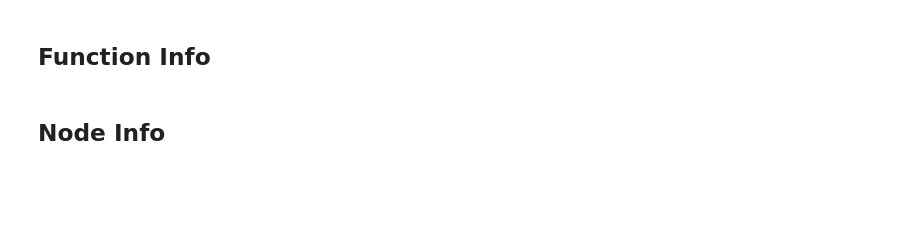
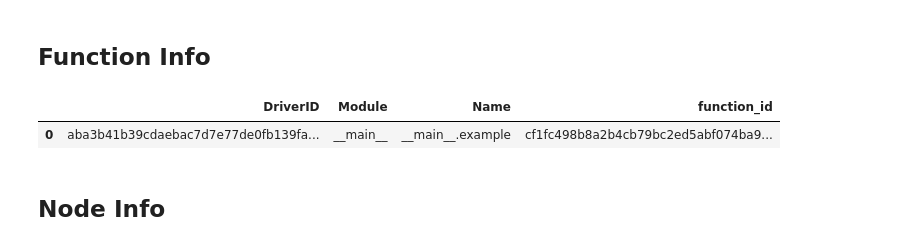
Before and after one commit to Cazeho/ray_pandas, a Jupyter notebook: Playground.ipynb, the cells around one changed output. Cells and saved outputs as stored; diff of their text form; code cells hidden in the pictures; blank space fills up the shorter version.

```diff
--- a/Playground.ipynb
+++ b/Playground.ipynb
@@ -139,4 +151,15 @@ actor_class_df
 # %% [markdown]
 ## Function Info
+# %%
+fn_table = global_state.function_table()
+fn_list = []
+for fn_id in fn_table:
+    val = fn_table[fn_id]
+    val["function_id"] = fn_id
+    fn_list.append(val)
+pd.DataFrame(fn_list)
+# %% [output]
+|  | DriverID | Module | Name | function_id |
+| 0 | aba3b41b39cdaebac7d7e77de0fb139fa... | __main__ | __main__.example | cf1fc498b8a2b4cb79bc2ed5abf074ba9... |
 # %% [markdown]
 ## Node Info
```
Also changed, not shown: parts of 16 cells of this notebook.
